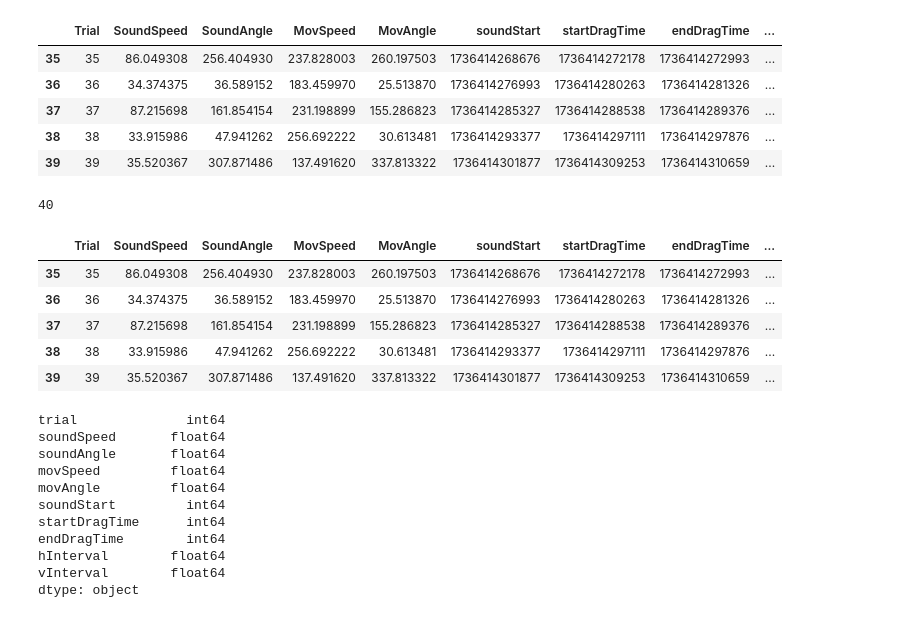
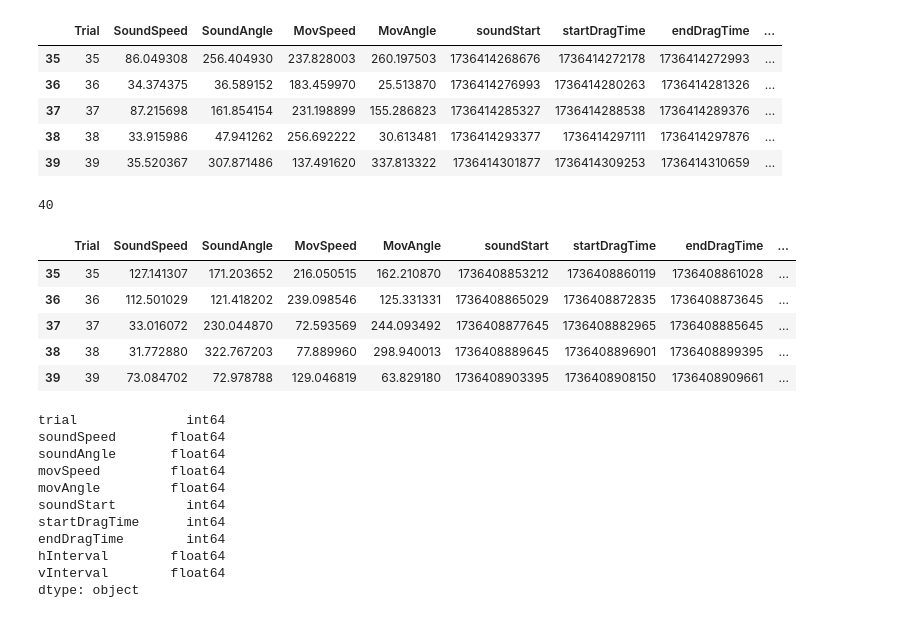
Before and after one commit to bellinux/onebutton, a Jupyter notebook: SpeedAsRhythm/Pilot/tutorial.ipynb, the cells around one changed output. Cells and saved outputs as stored; diff of their text form; code cells hidden in the pictures.

```diff
--- a/SpeedAsRhythm/Pilot/tutorial.ipynb
+++ b/SpeedAsRhythm/Pilot/tutorial.ipynb
@@ -55,17 +55,18 @@ df.tail()
 | 38 | 38 | 33.915986 | 47.941262 | 256.692222 | 30.613481 | 1736414293377 | 1736414297111 | 1736414297876 | ... |
 | 39 | 39 | 35.520367 | 307.871486 | 137.491620 | 337.813322 | 1736414301877 | 1736414309253 | 1736414310659 | ... |
 # %%
-df = pd.read_csv('../Pilot/2025-01-09T09-18-34-661Z.csv')
+# df = pd.read_csv('../Pilot/2025-01-14T15-55-14-615Z.csv')
+df = pd.read_csv('../Pilot/2025-01-09T07-48-33-663Z.csv')
 print(len(df))
 df.tail()
 # %% [output]
 40
 |  | Trial | SoundSpeed | SoundAngle | MovSpeed | MovAngle | soundStart | startDragTime | endDragTime | ... |
-| 35 | 35 | 86.049308 | 256.404930 | 237.828003 | 260.197503 | 1736414268676 | 1736414272178 | 1736414272993 | ... |
-| 36 | 36 | 34.374375 | 36.589152 | 183.459970 | 25.513870 | 1736414276993 | 1736414280263 | 1736414281326 | ... |
-| 37 | 37 | 87.215698 | 161.854154 | 231.198899 | 155.286823 | 1736414285327 | 1736414288538 | 1736414289376 | ... |
-| 38 | 38 | 33.915986 | 47.941262 | 256.692222 | 30.613481 | 1736414293377 | 1736414297111 | 1736414297876 | ... |
-| 39 | 39 | 35.520367 | 307.871486 | 137.491620 | 337.813322 | 1736414301877 | 1736414309253 | 1736414310659 | ... |
+| 35 | 35 | 127.141307 | 171.203652 | 216.050515 | 162.210870 | 1736408853212 | 1736408860119 | 1736408861028 | ... |
+| 36 | 36 | 112.501029 | 121.418202 | 239.098546 | 125.331331 | 1736408865029 | 1736408872835 | 1736408873645 | ... |
+| 37 | 37 | 33.016072 | 230.044870 | 72.593569 | 244.093492 | 1736408877645 | 1736408882965 | 1736408885645 | ... |
+| 38 | 38 | 31.772880 | 322.767203 | 77.889960 | 298.940013 | 1736408889645 | 1736408896901 | 1736408899395 | ... |
+| 39 | 39 | 73.084702 | 72.978788 | 129.046819 | 63.829180 | 1736408903395 | 1736408908150 | 1736408909661 | ... |
 # %%
 df.columns = ['trial', 'soundSpeed', 'soundAngle', 'movSpeed', 'movAngle', 'soundStart', 'startDragTime', 'endDragTime', 'hInterval', 'vInterval']
 # %%
```
Also changed, not shown: parts of 11 cells of this notebook.
